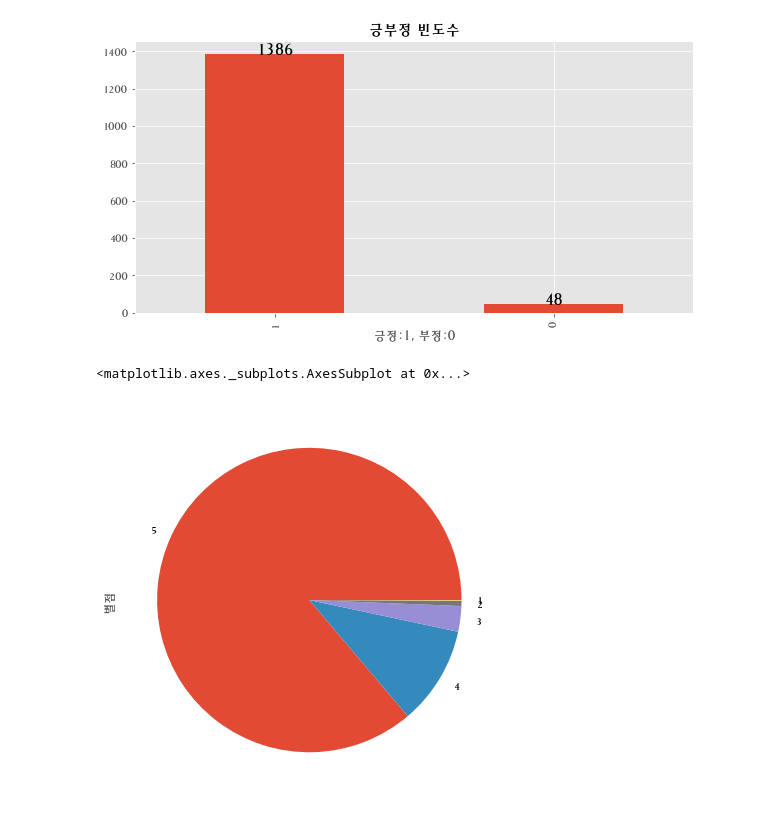
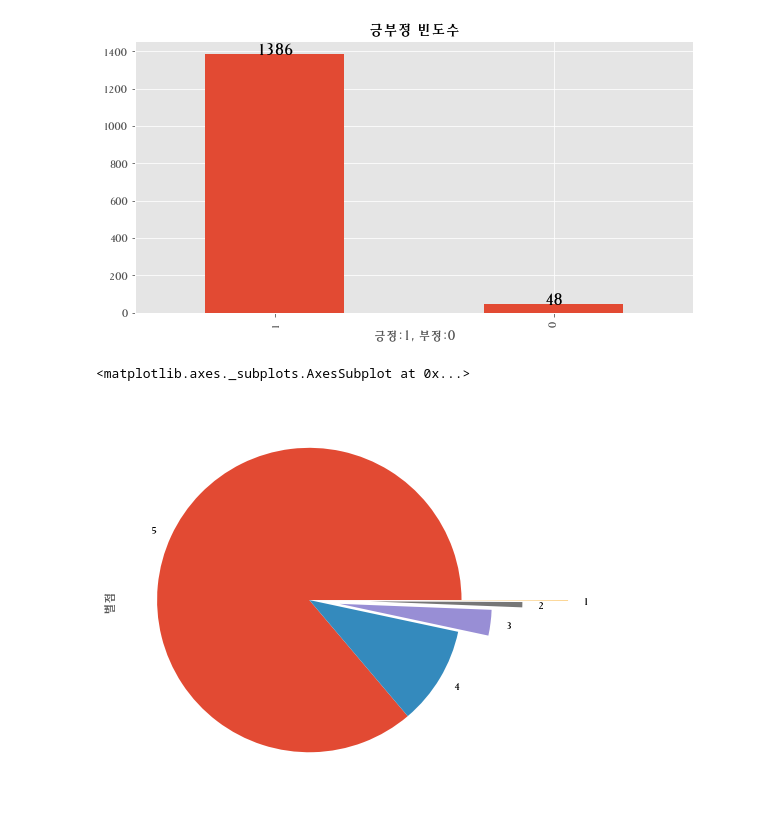
Before and after one commit to skdbsxir/DS-Studying, a Jupyter notebook: [NN Study]/[NLP Study]/[실무예제]/02. JJS Tokenizing 3.ipynb, the cells around one changed output. Saved outputs shown, nothing was run; the diff lists cells and outputs as text; code cells hidden in the pictures.

```diff
--- a/[NN Study]/[NLP Study]/[실무예제]/02. JJS Tokenizing 3.ipynb
+++ b/[NN Study]/[NLP Study]/[실무예제]/02. JJS Tokenizing 3.ipynb
@@ -79,9 +79,9 @@ plt.xlabel('긍정:1, 부정:0')
 Text(0.5, 0, '긍정:1, 부정:0')
 [figure]
 # %%
-explode = (0, 0)
-df['별점'].value_counts().plot.pie(figsize=(7,7))
+explode = (0, 0, 0.2, 0.4, 0.7)
+df['별점'].value_counts().plot.pie(figsize=(7,7), explode=explode)
 # %% [output]
 <matplotlib.axes._subplots.AxesSubplot at 0x...>
-[figure, old version]
+[figure, new version]
 # %%
```
Also changed, not shown: parts of 15 cells of this notebook.
